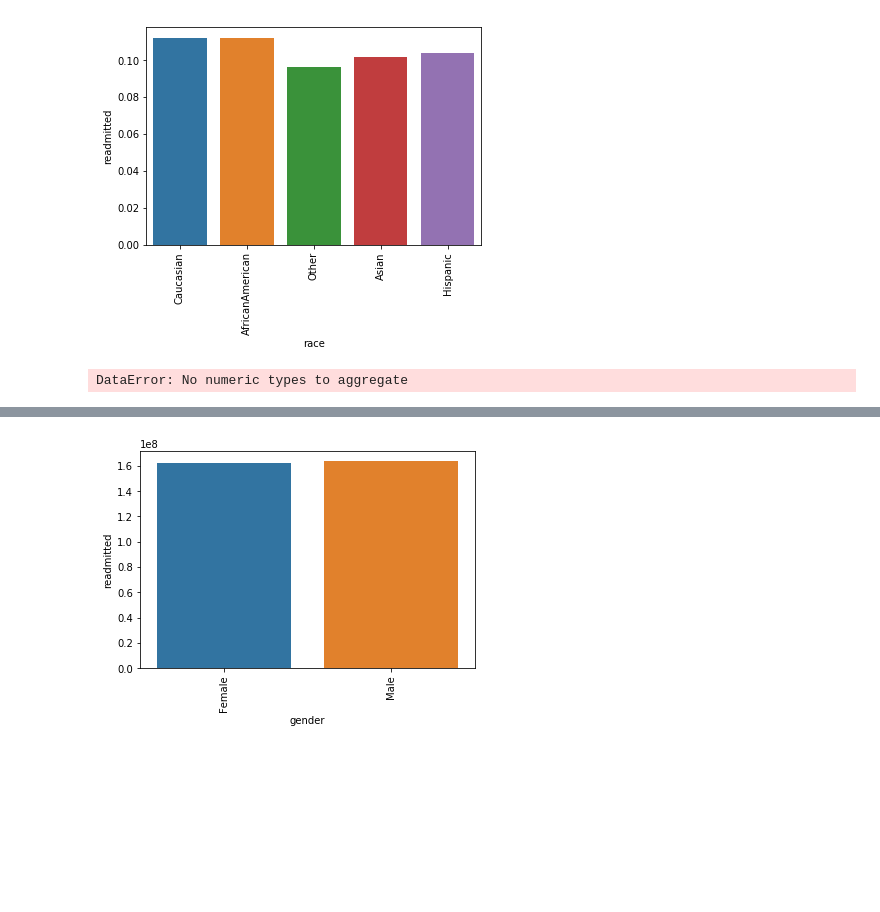
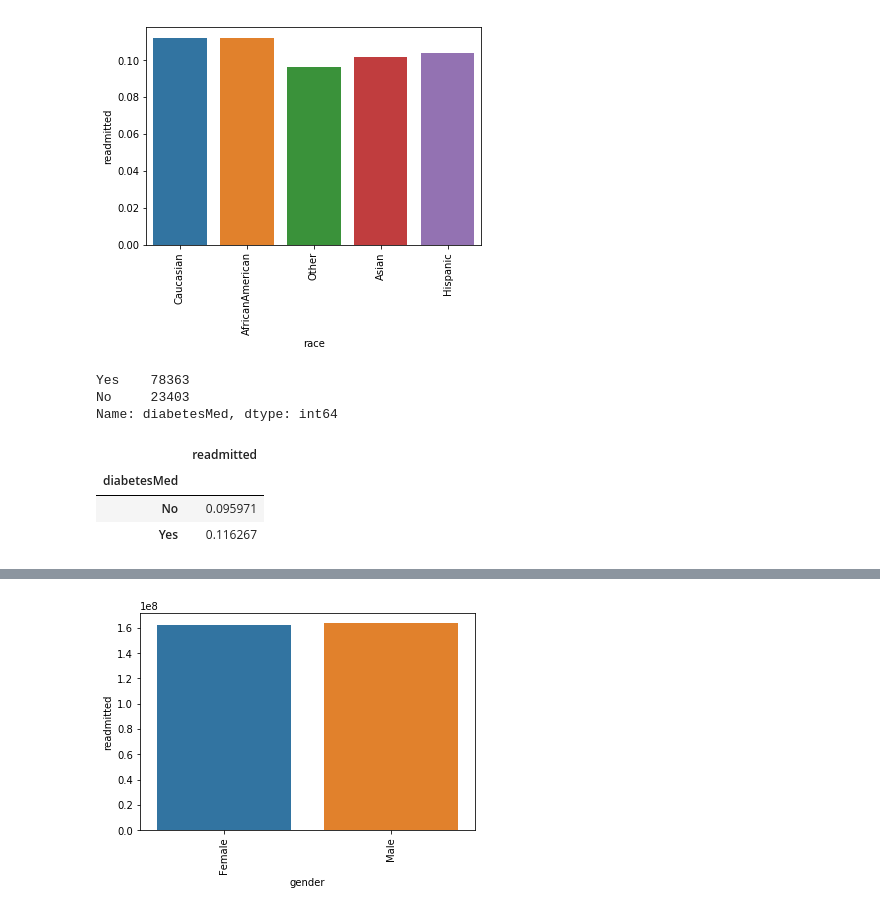
Before and after one commit to ThoaShook/DS-Project_01, a Jupyter notebook: Readmission_Data.ipynb, the cells around one changed output, grey strips where cells are left out. Saved outputs shown, nothing was run; the diff lists cells and outputs as text; code cells hidden in the pictures; blank space fills up the shorter version.

```diff
--- a/Readmission_Data.ipynb
+++ b/Readmission_Data.ipynb
@@ -263,7 +278,16 @@ ax.tick_params(axis ='x', rotation = 90);
 # No differences between ethnicities and readmission rate
 # %% [output]
 [figure]
+# %%
+df['diabetesMed'].value_counts()
+# %% [output]
+Yes    78363
+No     23403
+Name: diabetesMed, dtype: int64
 # %%
-df.groupby('gender').agg({'readmitted': ['mean','max','min']}).head()
+df.groupby('diabetesMed').agg({'readmitted': 'mean'}).head()
 # %% [output]
-DataError: No numeric types to aggregate
+|  | readmitted |
+| diabetesMed |  |
+| No | 0.095971 |
+| Yes | 0.116267 |
```
Also changed, not shown: parts of 8 cells of this notebook, 1 other file.
